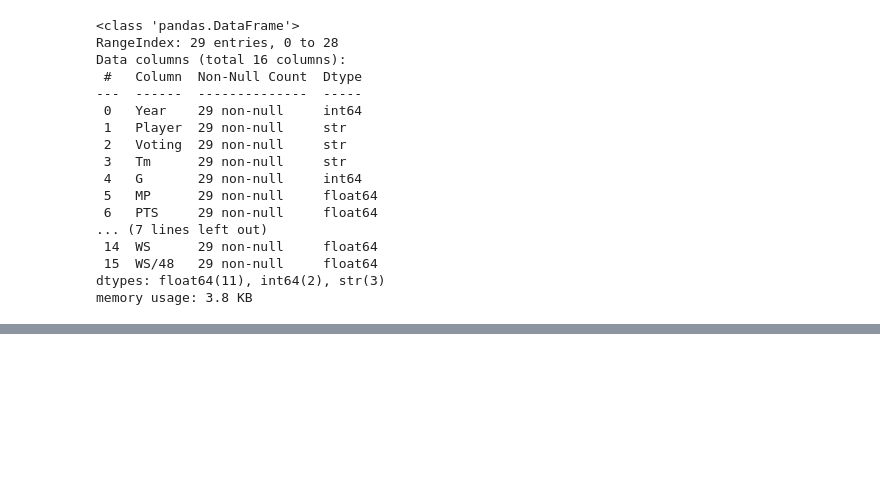
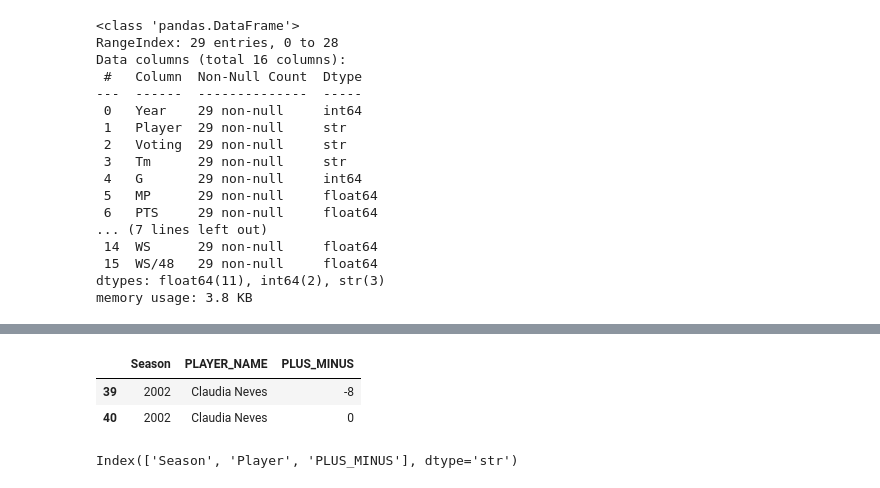
Before and after one commit to reem-naji/wnba, a Jupyter notebook: ml/notebooks/scrape.ipynb, the cells around one changed output, grey strips where cells are left out. Cells and saved outputs as stored; diff of their text form; code cells hidden in the pictures; blank space fills up the shorter version.

```diff
--- a/ml/notebooks/scrape.ipynb
+++ b/ml/notebooks/scrape.ipynb
@@ -518,0 +577,13 @@ final_df.to_csv('../data/classification_data.csv')
+# %%
+data_bpm[(data_bpm['Season']==2002)&(data_bpm['PLAYER_NAME']=='Claudia Neves')]
+# %% [output]
+|  | Season | PLAYER_NAME | PLUS_MINUS |
+| 39 | 2002 | Claudia Neves | -8 |
+| 40 | 2002 | Claudia Neves | 0 |
+# %%
+data_bpm.rename(columns={
+    'PLAYER_NAME':'Player'
+}, inplace=True)
+data_bpm.columns
+# %% [output]
+Index(['Season', 'Player', 'PLUS_MINUS'], dtype='str')
```
Also changed, not shown: parts of 22 cells of this notebook, 2 other files.
